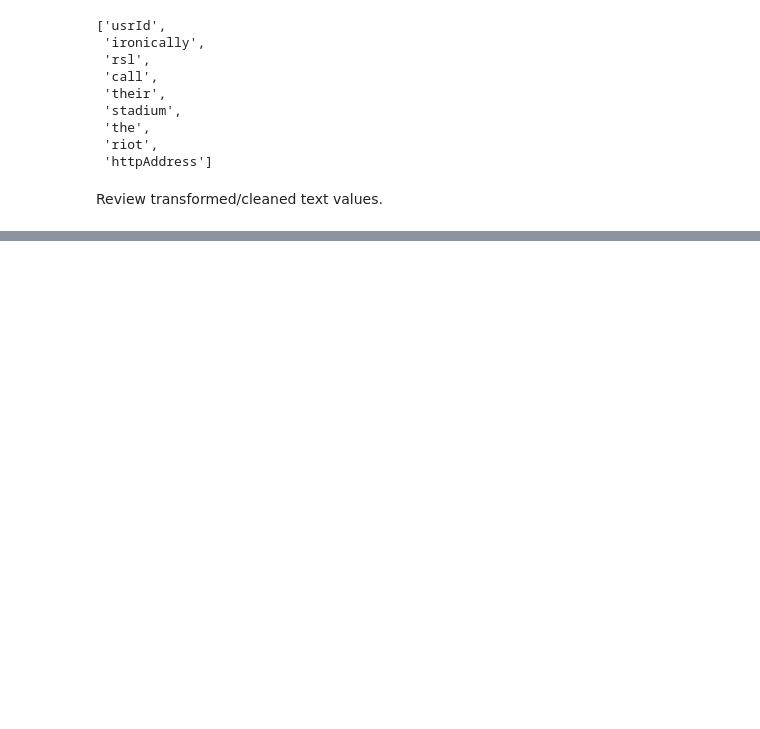
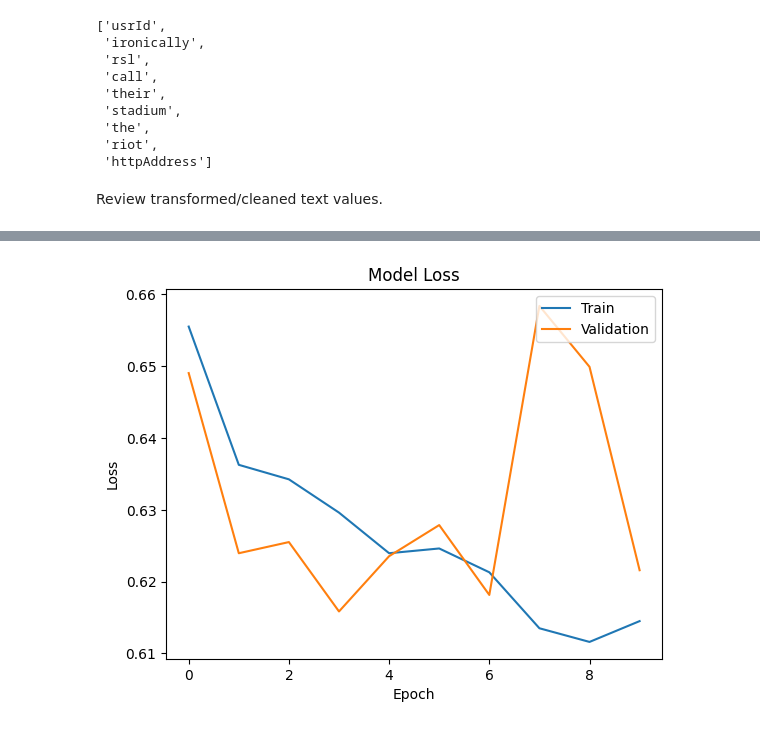
Before and after one commit to codiak/DTSA-5511, a Jupyter notebook: DTSA_5511_Kaggle_Disaster_Tweets.ipynb, the cells around one changed output, grey strips where cells are left out. Drawn from its saved outputs; the diff is of its cells as text; code cells hidden in the pictures; blank space fills up the shorter version.

```diff
--- a/DTSA_5511_Kaggle_Disaster_Tweets.ipynb
+++ b/DTSA_5511_Kaggle_Disaster_Tweets.ipynb
@@ -247,14 +259,16 @@ train_df.sample(10).loc[:, ['clean_tokens', 'encoded_text']]
 # %%
 # pad sequencees to enable training with LSTM
 # Referencing: https://keras.io/api/data_loading/timeseries/
-max_length = max([len(x) for x in train_df['encoded_text']])
-print(pad_sequences(train_df['encoded_text'], maxlen=max_length, padding='post'))
-train_df['encoded_text'] = pad_sequences(train_df['encoded_text'], maxlen=max_length, padding='post')
-test_df['encoded_text'] = pad_sequences(test_df['encoded_text'], maxlen=max_length, padding='post')
+
+max_length = max([len(x) for x in train_df['encoded_text'].tolist()])  # Ensure you convert the series to a list
+
+# Pad the sequences and directly update the DataFrame columns
+train_df['encoded_text'] = list(pad_sequences(train_df['encoded_text'].tolist(), maxlen=max_length, padding='post'))
+test_df['encoded_text'] = list(pad_sequences(test_df['encoded_text'].tolist(), maxlen=max_length, padding='post'))
 
 # Prepare the target variable
 y_train = train_df['target'].values
 
-# Prepare the input data
+# Prepare the input data by converting the lists in 'encoded_text' to a numpy array
 X_train = np.array(train_df['encoded_text'].tolist())
 X_test = np.array(test_df['encoded_text'].tolist())
@@ -279,0 +367,16 @@ AssertionError: Shape of new values must be compatible with manager shape
+# %%
+# add another layer, more drop out, larger batches
+model2 = Sequential()
+model2.add(LSTM(lstm_units, input_shape=(max_length, vector_size), return_sequences=True))
+model2.add(Dropout(0.2))
+model2.add(LSTM(128, input_shape=(vector_size, 1), return_sequences=True))
+model2.add(Dropout(0.3))
+model2.add(LSTM(64, input_shape=(128, 1), return_sequences=False))
+model2.add(Dropout(0.3))
+model2.add(Dense(1, activation='sigmoid'))
+model2.compile(loss= 'binary_crossentropy', optimizer=Adam(learning_rate=learning_rate),metrics = ['accuracy'])
+
+m2_history = model2.fit(X_train, y_train,
+                    batch_size=32,
+                    epochs=10,
+                    validation_split=0.2)
@@ -279,0 +404,4 @@ AssertionError: Shape of new values must be compatible with manager shape
+# %%
+graph_loss(m2_history)
+# %% [output]
+[figure, added]
```
Also changed, not shown: parts of 36 cells of this notebook.
